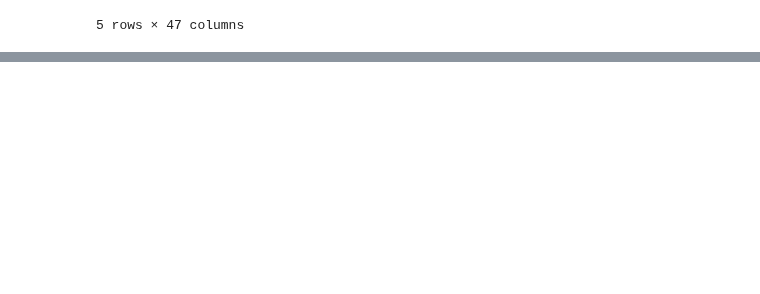
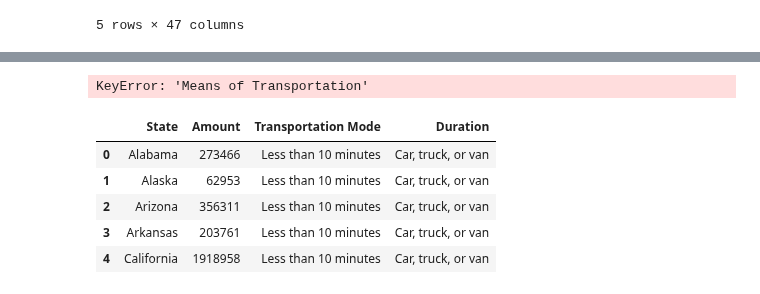
Before and after one commit to angelikabrown/CensusDataEDA, a Jupyter notebook: census_data_cleaning.ipynb, the cells around one changed output, grey strips where cells are left out. Saved outputs shown, nothing was run; the diff lists cells and outputs as text; code cells hidden in the pictures; blank space fills up the shorter version.

Commit message:
fixing columns

```diff
--- a/census_data_cleaning.ipynb
+++ b/census_data_cleaning.ipynb
@@ -1612,3 +1612,7 @@ df_industry_cleaned.head()
 | 3 | Arkansas | 203761 | 210935 | 168763 | 78456 | ... |
 | 4 | California | 1918958 | 2373742 | 2309859 | 1050811 | ... |
 5 rows × 47 columns
+# %%
+#pivot the dataframe to have 'State' as index and 'Means of Transportation' as columns
+df_industry_pivot= df_industry_cleaned.melt(id_vars=['State'], var_name='Means of Transportation', value_name='Amount')
+df_industry_pivot.head()
@@ -1614,0 +1626,16 @@ df_industry_cleaned.head()
+# %%
+#splitting 'Means of Transportation' into two columns: 'Transportation Mode' and 'Duration'
+df_industry_pivot[['Duration','Transportation Mode']] = df_industry_pivot['Means of Transportation'].str.split(': ', expand=True)
+#drop the original 'Means of Transportation' column
+df_industry_pivot.drop(columns=['Means of Transportation'], inplace=True)
+# %% [output]
+KeyError: 'Means of Transportation'
+# %%
+df_industry_pivot.head()
+# %% [output]
+|  | State | Amount | Transportation Mode | Duration |
+| 0 | Alabama | 273466 | Less than 10 minutes | Car, truck, or van |
+| 1 | Alaska | 62953 | Less than 10 minutes | Car, truck, or van |
+| 2 | Arizona | 356311 | Less than 10 minutes | Car, truck, or van |
+| 3 | Arkansas | 203761 | Less than 10 minutes | Car, truck, or van |
+| 4 | California | 1918958 | Less than 10 minutes | Car, truck, or van |
```
Also changed, not shown: parts of 1 cell of this notebook.
